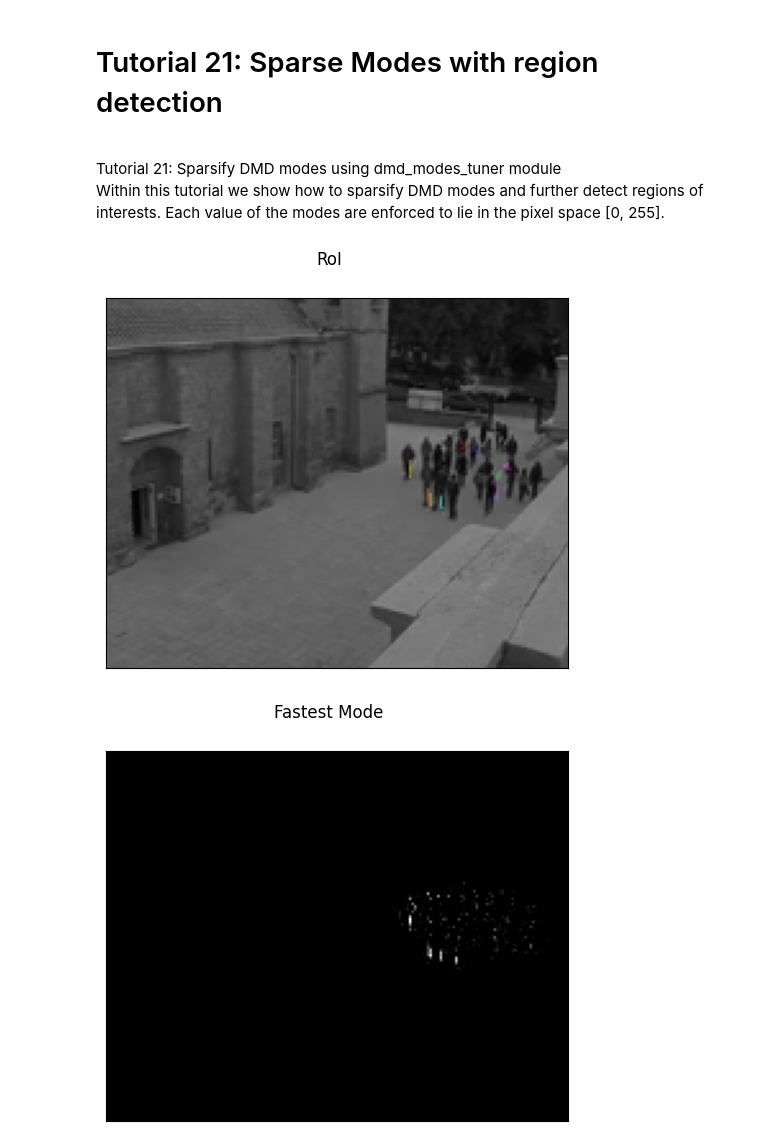
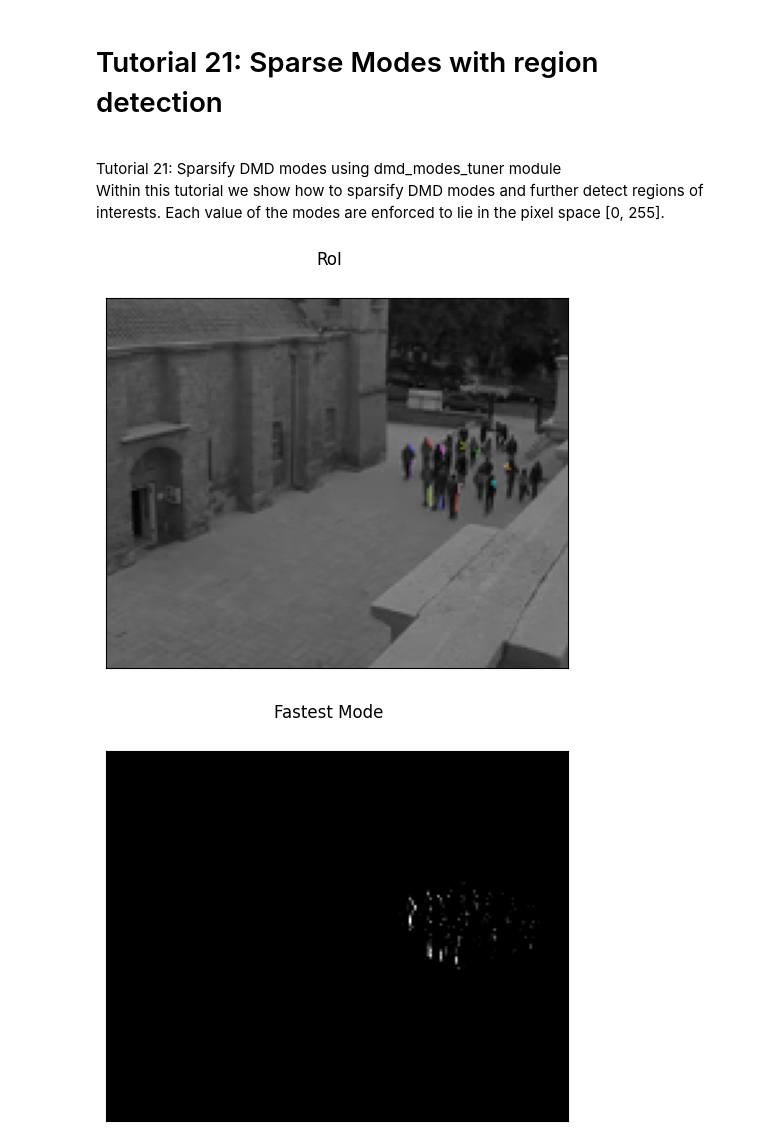
Before and after one commit to greinerth/PyDMD, a Jupyter notebook: tutorials/tutorial21/tutorial-21-sparse-modes-moseg.ipynb, the cells around one changed output. Drawn from its saved outputs; the diff is of its cells as text; code cells hidden in the pictures.

```diff
--- a/tutorials/tutorial21/tutorial-21-sparse-modes-moseg.ipynb
+++ b/tutorials/tutorial21/tutorial-21-sparse-modes-moseg.ipynb
@@ -20,9 +20,9 @@ from pydmd.dmd_modes_tuner import BOUND, sparsify_modes
 if __name__ == "__main__":
 
     DIR = os.path.abspath("")
-    DIR = os.path.join(DIR, "video")
+    DIR = os.path.join("video")
     READ_FRAMES = 12
-    AREA_SIZE_MIN = 0
+    AREA_SIZE_MIN = 5
     AREA_SIZE_MAX = 1000.0
     PIXELTHRESH = 0
     cap = cv2.VideoCapture(os.path.join(DIR, "flock.mp4"))
@@ -58,6 +58,7 @@ if __name__ == "__main__":
         omegas,
         time,
         obs,
+        alpha=1.0,
         beta=1e-4,
         bounds_real=bounds_real,
         bounds_imag=bounds_imag,
@@ -76,33 +77,33 @@ if __name__ == "__main__":
     )
     img_grey_bg = np.reshape(
         ((sparse_modes[:, 0] * amps[0]).real).astype(np.uint8),
         (int(height), int(width)),
     )
     msk = img_grey_fast > PIXELTHRESH
     msk = morphology.remove_small_objects(msk, AREA_SIZE_MIN)
     labels = label(msk, connectivity=1)
     img_overlay = label2rgb(labels, images[..., 0])
 
     fig1, ax1 = plt.subplots(1, 1)
     fig2, ax2 = plt.subplots(1, 1)
     fig3, ax3 = plt.subplots(1, 1)
 
     ax1.imshow(img_overlay)
     ax1.get_xaxis().set_ticks([])
     ax1.get_yaxis().set_ticks([])
     ax2.imshow(img_grey_fast, cmap="gray")
     ax2.get_xaxis().set_ticks([])
     ax2.get_yaxis().set_ticks([])
     ax3.imshow(img_grey_bg, cmap="gray")
     ax3.get_xaxis().set_ticks([])
     ax3.get_yaxis().set_ticks([])
 
     fig1.suptitle("RoI")
     fig2.suptitle("Fastest Mode")
     fig3.suptitle("Background Mode")
 
     plt.show()
 # %% [output]
-[figure, old version]
+[figure, new version]
 [figure]
 [figure]
```
Also changed, not shown: 3 other files.
